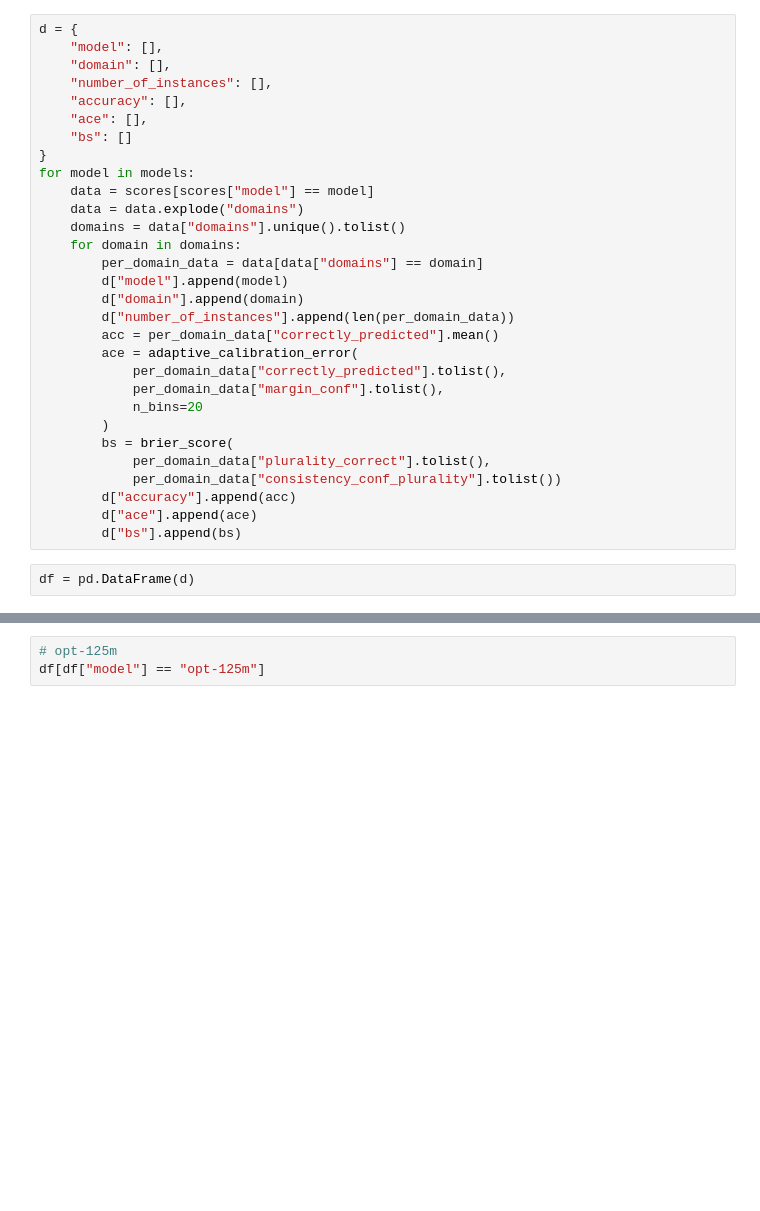
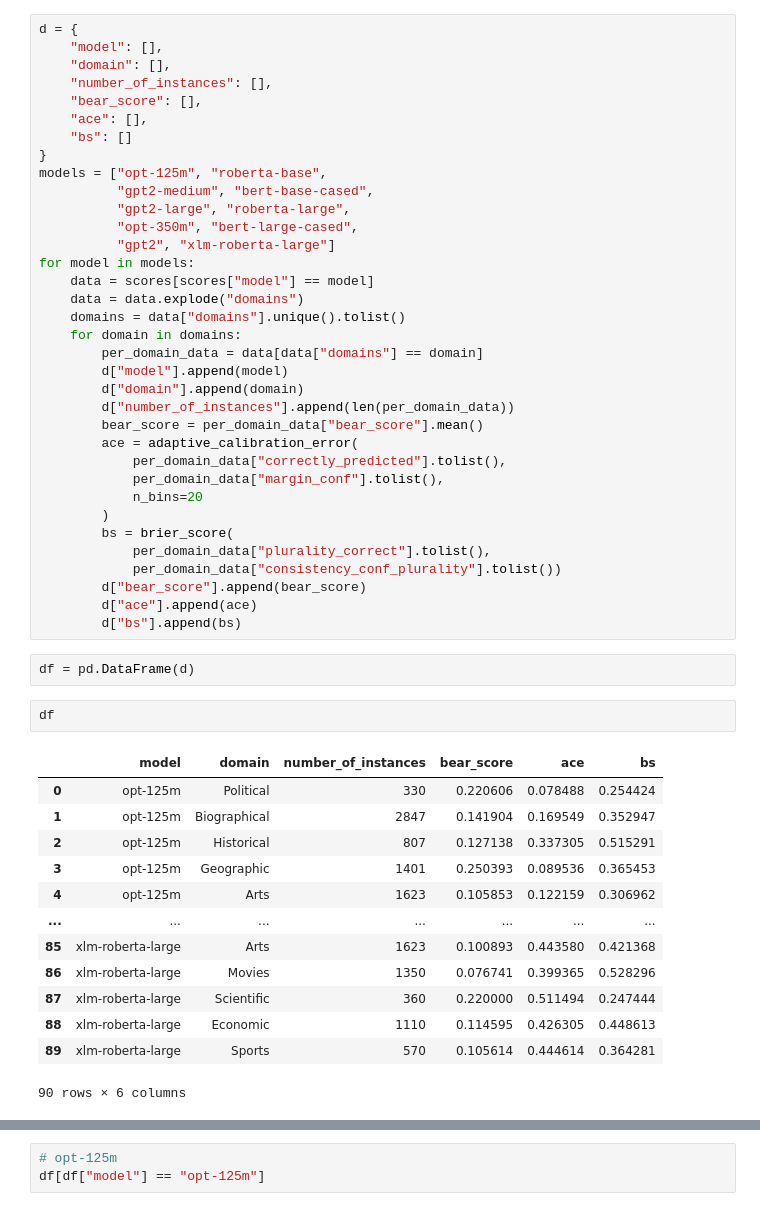
Before and after one commit to diamir707/LMsCONFonBEAR, a Jupyter notebook: results/e3clm_mlm_comparison.ipynb, the cells around one changed output, grey strips where cells are left out. Drawn from its saved outputs; the diff is of its cells as text; blank space fills up the shorter version.

```diff
--- a/results/e3clm_mlm_comparison.ipynb
+++ b/results/e3clm_mlm_comparison.ipynb
@@ -54,10 +54,15 @@ d = {
     "model": [],
     "domain": [],
     "number_of_instances": [],
-    "accuracy": [],
+    "bear_score": [],
     "ace": [],
     "bs": []
 }
+models = ["opt-125m", "roberta-base",
+          "gpt2-medium", "bert-base-cased",
+          "gpt2-large", "roberta-large",
+          "opt-350m", "bert-large-cased",
+          "gpt2", "xlm-roberta-large"]
 for model in models:
     data = scores[scores["model"] == model]
     data = data.explode("domains")
@@ -67,7 +72,7 @@ for model in models:
         d["model"].append(model)
         d["domain"].append(domain)
         d["number_of_instances"].append(len(per_domain_data))
-        acc = per_domain_data["correctly_predicted"].mean()
+        bear_score = per_domain_data["bear_score"].mean()
         ace = adaptive_calibration_error(
             per_domain_data["correctly_predicted"].tolist(),
             per_domain_data["margin_conf"].tolist(),
@@ -76,8 +81,24 @@ for model in models:
         bs = brier_score(
             per_domain_data["plurality_correct"].tolist(),
             per_domain_data["consistency_conf_plurality"].tolist())
-        d["accuracy"].append(acc)
+        d["bear_score"].append(bear_score)
         d["ace"].append(ace)
         d["bs"].append(bs)
 # %%
 df = pd.DataFrame(d)
+# %%
+df
+# %% [output]
+|  | model | domain | number_of_instances | bear_score | ace | bs |
+| 0 | opt-125m | Political | 330 | 0.220606 | 0.078488 | 0.254424 |
+| 1 | opt-125m | Biographical | 2847 | 0.141904 | 0.169549 | 0.352947 |
+| 2 | opt-125m | Historical | 807 | 0.127138 | 0.337305 | 0.515291 |
+| 3 | opt-125m | Geographic | 1401 | 0.250393 | 0.089536 | 0.365453 |
+| 4 | opt-125m | Arts | 1623 | 0.105853 | 0.122159 | 0.306962 |
+| ... | ... | ... | ... | ... | ... | ... |
+| 85 | xlm-roberta-large | Arts | 1623 | 0.100893 | 0.443580 | 0.421368 |
+| 86 | xlm-roberta-large | Movies | 1350 | 0.076741 | 0.399365 | 0.528296 |
+| 87 | xlm-roberta-large | Scientific | 360 | 0.220000 | 0.511494 | 0.247444 |
+| 88 | xlm-roberta-large | Economic | 1110 | 0.114595 | 0.426305 | 0.448613 |
+| 89 | xlm-roberta-large | Sports | 570 | 0.105614 | 0.444614 | 0.364281 |
+90 rows × 6 columns
```
Also changed, not shown: parts of 11 cells of this notebook, 3 other files.
